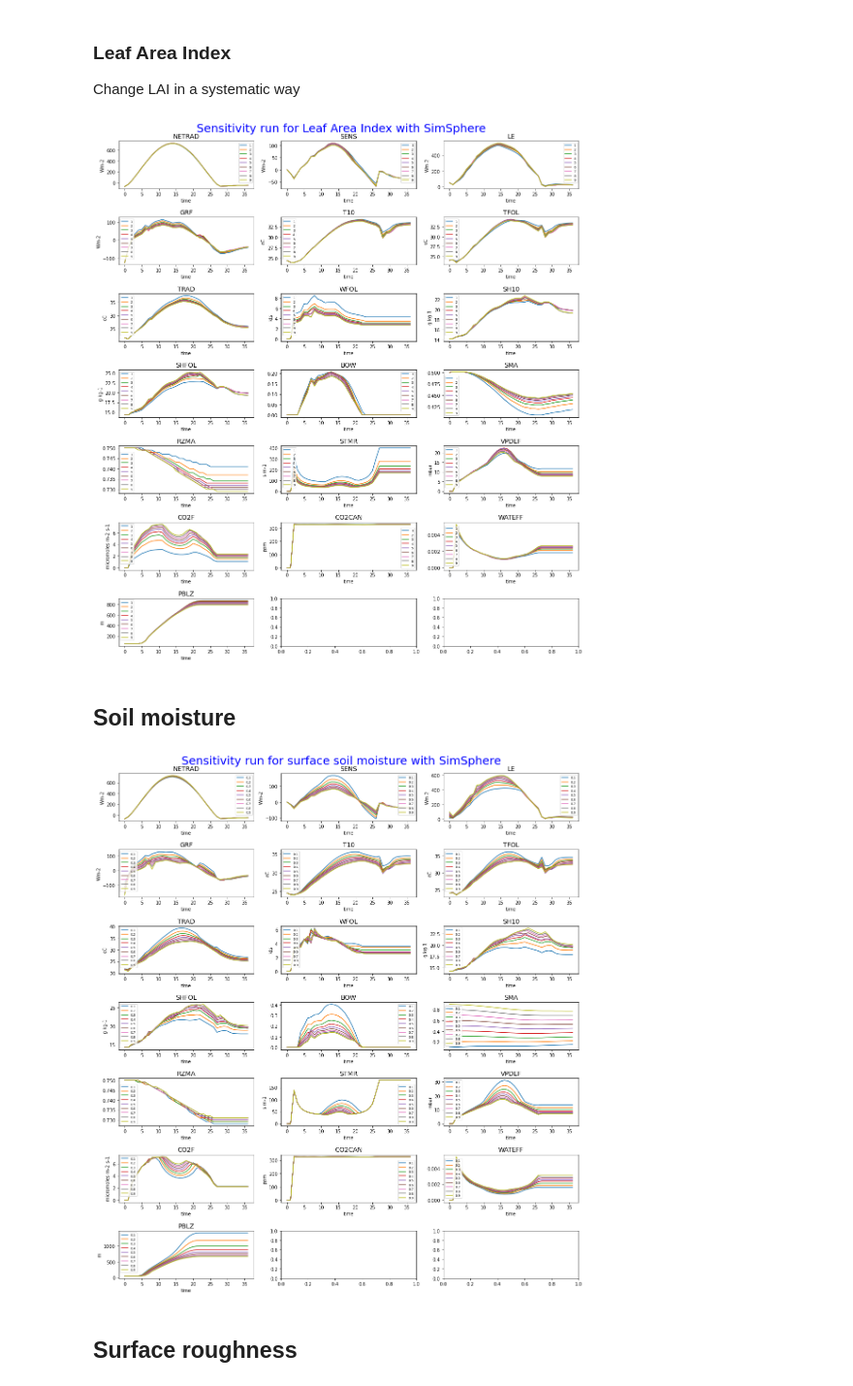
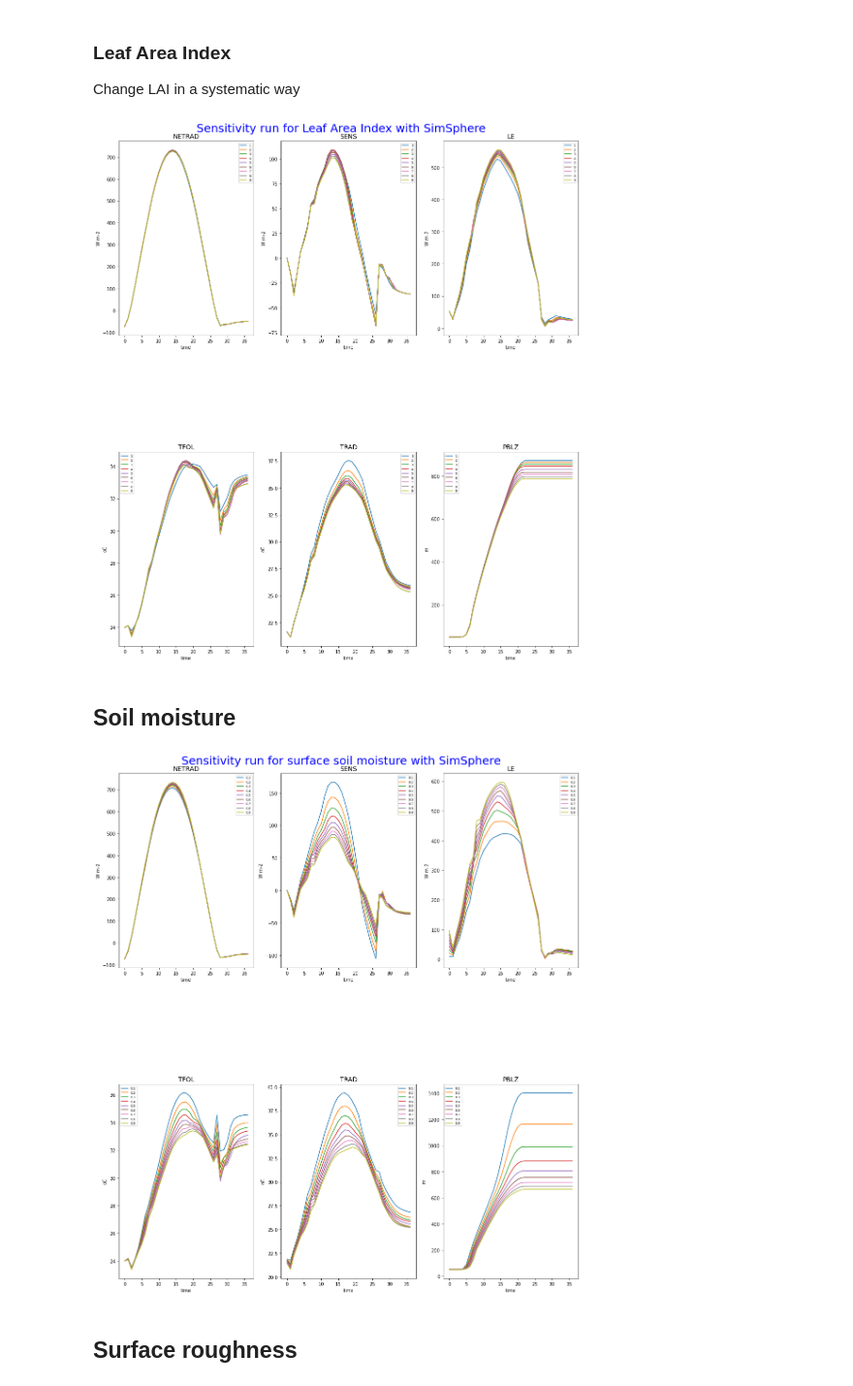
Before and after one commit to edinumet/jsimsphere, a Jupyter notebook: simsphere_sensitivity.ipynb, the cells around one changed output. Shown at 97% size. Saved outputs shown, nothing was run; the diff lists cells and outputs as text; code cells hidden in the pictures.

```diff
--- a/simsphere_sensitivity.ipynb
+++ b/simsphere_sensitivity.ipynb
@@ -140,13 +140,20 @@ for i in listxlai:
         l=df3[j].tolist()
         d[j][i]=l
 
-outputvariablestoplot=['NETRAD','SENS','LE','GRF','T10','TFOL','TRAD',
-                 'WFOL','SH10','SHFOL','BOW','SMA','RZMA',
-                 'STMR','VPDEF','CO2F','CO2CAN','WATEFF','PBLZ']
+#outputvariablestoplot=['NETRAD','SENS','LE','GRF','T10','TFOL','TRAD',
+#                 'WFOL','SH10','SHFOL','BOW','SMA','RZMA',
+#                 'STMR','VPDEF','CO2F','CO2CAN','WATEFF','PBLZ']
 # Better to get the units from the program output - so write the code
-yunitstoplot = ['Wm-2','Wm-2','Wm-2','Wm-2','oC','oC','oC',
-                'kts','g kg-1','g kg-1', '', '', '',
-               's m-1', 'mbar', 'micromoles m-2 s-1', 'ppm', '', 'm']
+#yunitstoplot = ['W m-2','W m-2','W m-2','W m-2','oC','oC','oC',
+#                'kts','g kg-1','g kg-1', '', '', '',
+#               's m-1', 'mbar', 'micromoles m-2 s-1', 'ppm', '', 'm']
+# If you don't need or want to plot ALL the variables, just create a new list
+# and define which output variables you want to plot eg
+# just plot net radiation, sensible and latent heat, foliage and radiative temperature and PBL height - so
+outputvariablestoplot = ['NETRAD','SENS','LE','TFOL','TRAD','PBLZ']
+# and then make sure you've got a new list with the correct y-units to plot
+yunitstoplot=['W m-2','W m-2','W m-2','oC','oC','m']
+# and then comment out the original lists above and uncomment the two lines with with your own ones
 # Define the grid of plots to make based on the number of plots selected
 # 3 columns should make it easy on the eye
 # check first - is the number of plots divisible by three - if not, note there's an extra row to plot
@@ -187,7 +194,7 @@ plt.show()
 #df4 = df3[['TIME','SWF','NETRAD','SENS','LE','GRF','T10','TFOL','SMA','STMR','VPDEF','PBLZ']]
 #df4.head(36)
 # %% [output]
-[figure, old version]
+[figure, new version]
 # %% [markdown]
 ## Soil moisture
 # %%
@@ -236,53 +243,60 @@ for i in listxf:
         l=df3[j].tolist()
         d[j][i]=l
 
-outputvariablestoplot=['NETRAD','SENS','LE','GRF','T10','TFOL','TRAD',
-                 'WFOL','SH10','SHFOL','BOW','SMA','RZMA',
-                 'STMR','VPDEF','CO2F','CO2CAN','WATEFF','PBLZ']
+#outputvariablestoplot=['NETRAD','SENS','LE','GRF','T10','TFOL','TRAD',
+#                 'WFOL','SH10','SHFOL','BOW','SMA','RZMA',
+#                 'STMR','VPDEF','CO2F','CO2CAN','WATEFF','PBLZ']
 # Better to get the units from the program output - so write the code
-yunitstoplot = ['Wm-2','Wm-2','Wm-2','Wm-2','oC','oC','oC',
-                'kts','g kg-1','g kg-1', '', '', '',
-               's m-1', 'mbar', 'micromoles m-2 s-1', 'ppm', '', 'm']
+#yunitstoplot = ['W m-2','W m-2','W m-2','W m-2','oC','oC','oC',
+#                'kts','g kg-1','g kg-1', '', '', '',
+#               's m-1', 'mbar', 'micromoles m-2 s-1', 'ppm', '', 'm']
+# If you don't need or want to plot ALL the variables, just create a new list
+# and define which output variables you want to plot eg
+# just plot net radiation, sensible and latent heat, foliage and radiative temperature and PBL height - so
+outputvariablestoplot = ['NETRAD','SENS','LE','TFOL','TRAD','PBLZ']
+# and then make sure you've got a new list with the correct y-units to plot
+yunitstoplot=['W m-2','W m-2','W m-2','oC','oC','m']
+# and then comment out the original lists above and uncomment the two lines with with your own ones
 # Define the grid of plots to make based on the number of plots selected
 # 3 columns should make it easy on the eye
 # check first - is the number of plots divisible by three - if not, note there's an extra row to plot
-#extrarow = len(outputvariablestoplot) % 3   # 3 columns
-#nrtp = int(len(outputvariablestoplot)/3)
-#if extrarow != 0:
-#    nrtp+=1
+extrarow = len(outputvariablestoplot) % 3   # 3 columns
+nrtp = int(len(outputvariablestoplot)/3)
+if extrarow != 0:
+    nrtp+=1
 
 fig, axes = plt.subplots(nrtp, 3, figsize=(18,18))
 #fig.tight_layout()    # create spaces between the plots
 fig.suptitle('Sensitivity run for surface soil moisture with SimSphere', fontsize=25, color='blue')
 plt.subplots_adjust(
     left = 0.125,  # the left side of the subplots of the figure
     right = 0.9,   # the right side of the subplots of the figure
     bottom = 0.1,  # the bottom of the subplots of the figure
     top = 0.95,     # the top of the subplots of the figure
     wspace = 0.2,  # the amount of width reserved for space between subplots,
                    # expressed as a fraction of the average axis width
     hspace = 0.6   # the amount of height reserved for space between subplots,
 )                  # expressed as a fraction of the average axis height
 plt.rc('legend',fontsize=7) # using a size in points
 i=0
 while i <len(outputvariablestoplot):
     for i in range(len(outputvariablestoplot)):
         # What position to plot this in?
         r = int(i/3); c = i % 3
         d[outputvariablestoplot[i]].plot(ax=axes[r,c])
         axes[r,c].set_xlabel("time")
         axes[r,c].set_ylabel(yunitstoplot[i])
         axes[r,c].set_title(outputvariablestoplot[i], fontsize=14, color='black')
         i+=1
 
 plt.show()
 # Give it a few seconds to complete plotting
 
 # If you want to look at the actual data then un-comment the following two lines (ie remove the '#' at the start)
 #df4 = df3[['TIME','SWF','NETRAD','SENS','LE','GRF','T10','TFOL','SMA','STMR','VPDEF','PBLZ']]
 #df4.head(36)
 # %% [output]
-[figure, old version]
+[figure, new version]
 # %% [markdown]
 ## Surface roughness
 # %%
```
Also changed, not shown: parts of 5 cells of this notebook.
